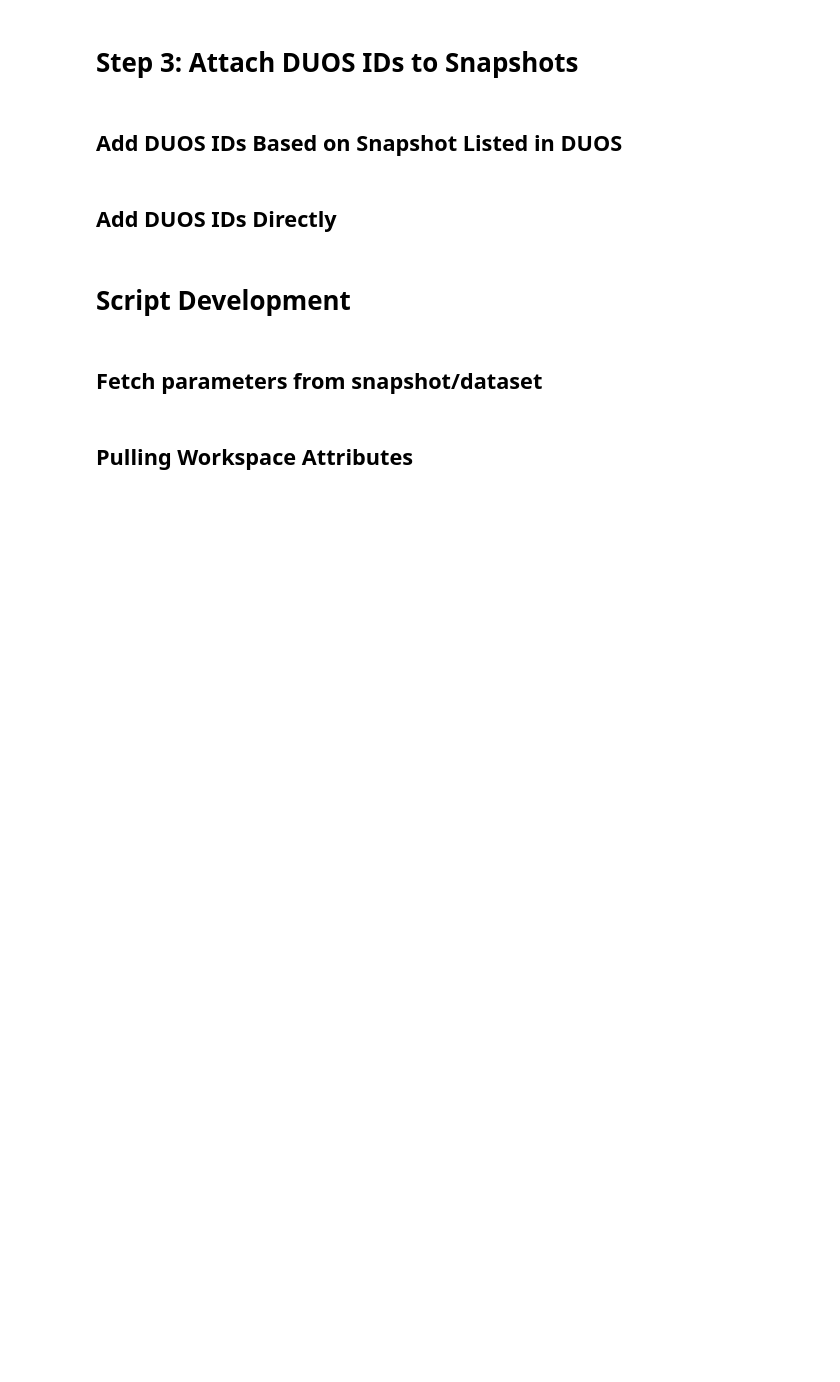
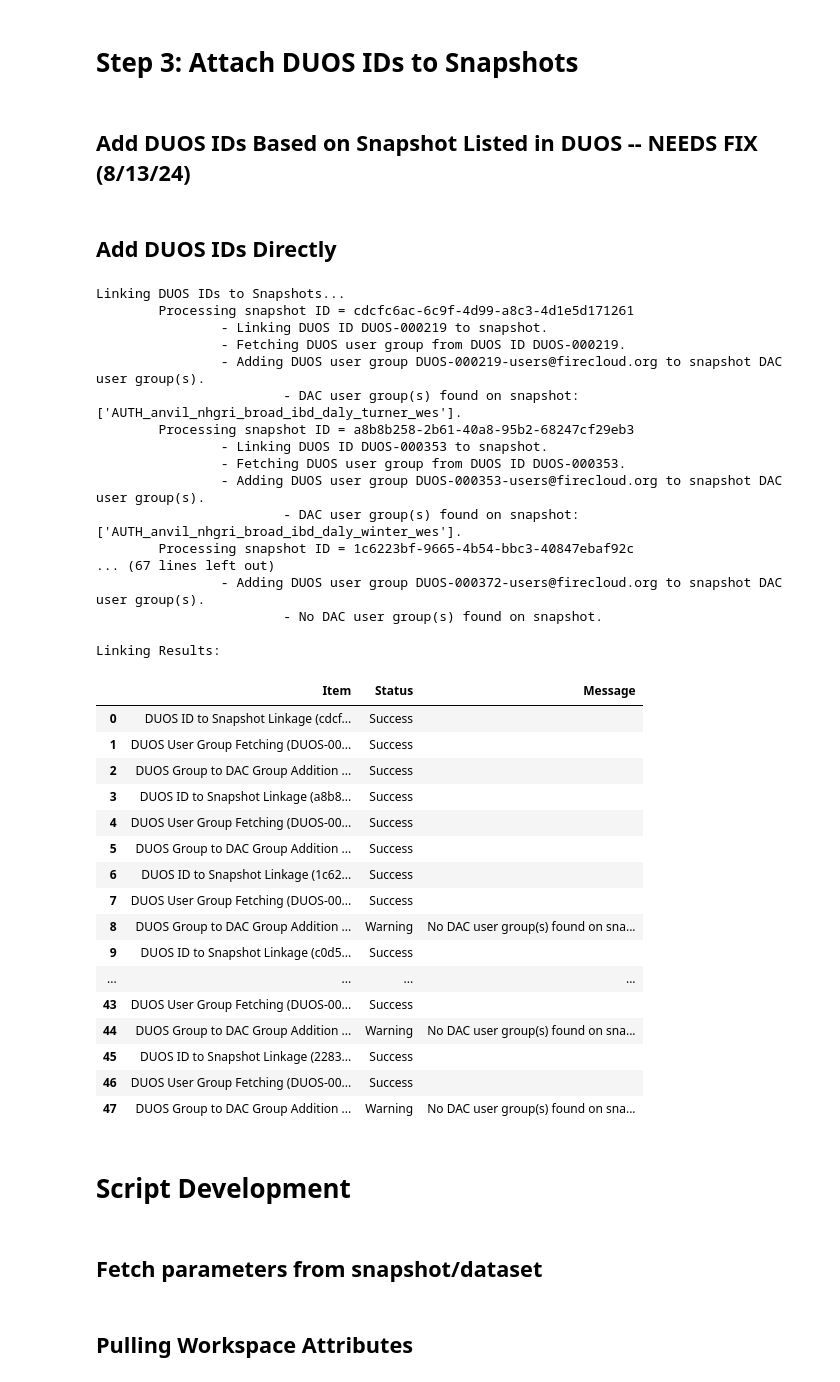
Before and after one commit to broadinstitute/anvil_tdr_ingest, a Jupyter notebook: notebooks/populate_dataset_metadata.ipynb, the cells around one changed output. Drawn from its saved outputs; the diff is of its cells as text; code cells hidden in the pictures; blank space fills up the shorter version.

```diff
--- a/notebooks/populate_dataset_metadata.ipynb
+++ b/notebooks/populate_dataset_metadata.ipynb
@@ -2723,14 +1798,0 @@ def format_file_types(ft_list, fe):
-# %%
-# Pull down specified file from the cloud
-print(f"Downloading input file {input_file_gcs_path}...")
-try:
-    input_df = pd.read_csv(input_file_gcs_path, delimiter = "\t", encoding='unicode_escape')
-    input_df = input_df.astype(object).where(pd.notnull(input_df),None)
-    input_df.fillna("",inplace=True)
-    input_dict = input_df.to_dict(orient="records")
-    results_log.append(["Input File Download", "Succeeded", ""])
-except Exception as e:
-    msg = f"Error downloading input file ({input_file_gcs_path}): {str(e)}"
-    results_log.append(["Input File Download", "Failed", msg])
-    print(msg)
-    #return results_log
@@ -3128,7 +1799,7 @@ for dataset_entry in datasets:
 # %% [markdown]
 # Step 3: Attach DUOS IDs to Snapshots
 # %% [markdown]
-## Add DUOS IDs Based on Snapshot Listed in DUOS
+## Add DUOS IDs Based on Snapshot Listed in DUOS -- NEEDS FIX (8/13/24)
 # %%
 #############################################
 ## Functions
@@ -3457,34 +2128,84 @@ def direct_link_duos_ids_to_snapshots(snapshot_duos_list):
                             results_log.append([f"DUOS Group to DAC Group Addition ({duos_group} - {dac_group})", "Success", ""])
                 else:
                     msg = f"No DAC user group(s) found on snapshot."
                     print(f"\t\t\t- {msg}")
                     results_log.append([f"DUOS Group to DAC Group Addition ({snapshot_id} - {duos_id})", "Warning", msg])
             except Exception as e:
                 msg = f"Error adding DUOS Group to DAC Group: {str(e)}"
                 results_log.append([f"DUOS Group to DAC Group Addition ({snapshot_id} - {duos_id})", "Failed", msg])
 
         else:
             results_log.append([f"DUOS ID to Snapshot Linkage ({snapshot_id})", "Failed", "No DUOS ID found for the snapshot."])
     return results_log
 
 #############################################
 ## Input Parameters
 #############################################
 
 # Snapshot list
 snapshot_duos_list = [
     #['snapshot_id', 'duos_id']
-    ['737d454c-88be-477f-ae2c-ef473e2106ce', 'DUOS-000254'],
+    ['cdcfc6ac-6c9f-4d99-a8c3-4d1e5d171261', 'DUOS-000219'],
+    ['a8b8b258-2b61-40a8-95b2-68247cf29eb3', 'DUOS-000353'],
+    ['1c6223bf-9665-4b54-bbc3-40847ebaf92c', 'DUOS-000243'],
+    ['c0d588bc-5a77-490f-86b0-fcbe3f06654c', 'DUOS-000240'],
+    ['1985e363-b6da-47ec-8c92-dabcd587e6b6', 'DUOS-000235'],
+    ['c6185024-b442-45c1-8822-fd3e2fb57adf', 'DUOS-000462'],
+    ['4277cb35-8d37-49c7-8bb1-eeb57a68b739', 'DUOS-000463'],
+    ['ba20eb5d-3553-4f0c-92eb-5793697da74d', 'DUOS-000461'],
+    ['369754cd-6296-4312-9160-066f1a1d5194', 'DUOS-000377'],
+    ['a4fb1f72-5f1e-4788-93cd-2d398362a0ce', 'DUOS-000374'],
+    ['2054866e-b906-42cd-9e1a-d3eaf1b6057e', 'DUOS-000375'],
+    ['568ba9a0-95ba-486b-bab1-efc3798e5f41', 'DUOS-000376'],
+    ['d5f3d7ce-5a55-4508-b662-e624a83b304d', 'DUOS-000252'],
+    ['ce99c021-32fc-4278-bad0-03f9dadeeed8', 'DUOS-000236'],
+    ['00c1a1f1-6bfc-478b-8b32-5d5911081638', 'DUOS-000272'],
+    ['2283bdf2-82c2-45c8-9e2c-f5855bd6e103', 'DUOS-000372'],
 ]
 
 #############################################
 ## Execution
 #############################################
 
 results = direct_link_duos_ids_to_snapshots(snapshot_duos_list)
 df_results = pd.DataFrame(results, columns = ["Item", "Status", "Message"])
 print("\nLinking Results:")
 display(df_results)
+# %% [output]
+Linking DUOS IDs to Snapshots...
+        Processing snapshot ID = cdcfc6ac-6c9f-4d99-a8c3-4d1e5d171261
+                - Linking DUOS ID DUOS-000219 to snapshot.
+                - Fetching DUOS user group from DUOS ID DUOS-000219.
+                - Adding DUOS user group DUOS-000219-users@firecloud.org to snapshot DAC user group(s).
+                        - DAC user group(s) found on snapshot: ['AUTH_anvil_nhgri_broad_ibd_daly_turner_wes'].
+        Processing snapshot ID = a8b8b258-2b61-40a8-95b2-68247cf29eb3
+                - Linking DUOS ID DUOS-000353 to snapshot.
+                - Fetching DUOS user group from DUOS ID DUOS-000353.
+                - Adding DUOS user group DUOS-000353-users@firecloud.org to snapshot DAC user group(s).
+                        - DAC user group(s) found on snapshot: ['AUTH_anvil_nhgri_broad_ibd_daly_winter_wes'].
+        Processing snapshot ID = 1c6223bf-9665-4b54-bbc3-40847ebaf92c
+... (67 lines left out)
+                - Adding DUOS user group DUOS-000372-users@firecloud.org to snapshot DAC user group(s).
+                        - No DAC user group(s) found on snapshot.
+
+Linking Results:
+|  | Item | Status | Message |
+| 0 | DUOS ID to Snapshot Linkage (cdcf... | Success |  |
+| 1 | DUOS User Group Fetching (DUOS-00... | Success |  |
+| 2 | DUOS Group to DAC Group Addition ... | Success |  |
+| 3 | DUOS ID to Snapshot Linkage (a8b8... | Success |  |
+| 4 | DUOS User Group Fetching (DUOS-00... | Success |  |
+| 5 | DUOS Group to DAC Group Addition ... | Success |  |
+| 6 | DUOS ID to Snapshot Linkage (1c62... | Success |  |
+| 7 | DUOS User Group Fetching (DUOS-00... | Success |  |
+| 8 | DUOS Group to DAC Group Addition ... | Warning | No DAC user group(s) found on sna... |
+| 9 | DUOS ID to Snapshot Linkage (c0d5... | Success |  |
+| ... | ... | ... | ... |
+| 43 | DUOS User Group Fetching (DUOS-00... | Success |  |
+| 44 | DUOS Group to DAC Group Addition ... | Warning | No DAC user group(s) found on sna... |
+| 45 | DUOS ID to Snapshot Linkage (2283... | Success |  |
+| 46 | DUOS User Group Fetching (DUOS-00... | Success |  |
+| 47 | DUOS Group to DAC Group Addition ... | Warning | No DAC user group(s) found on sna... |
 # %% [markdown]
 # Script Development
 # %% [markdown]
```
Also changed, not shown: parts of 39 cells of this notebook, 8 other files.
